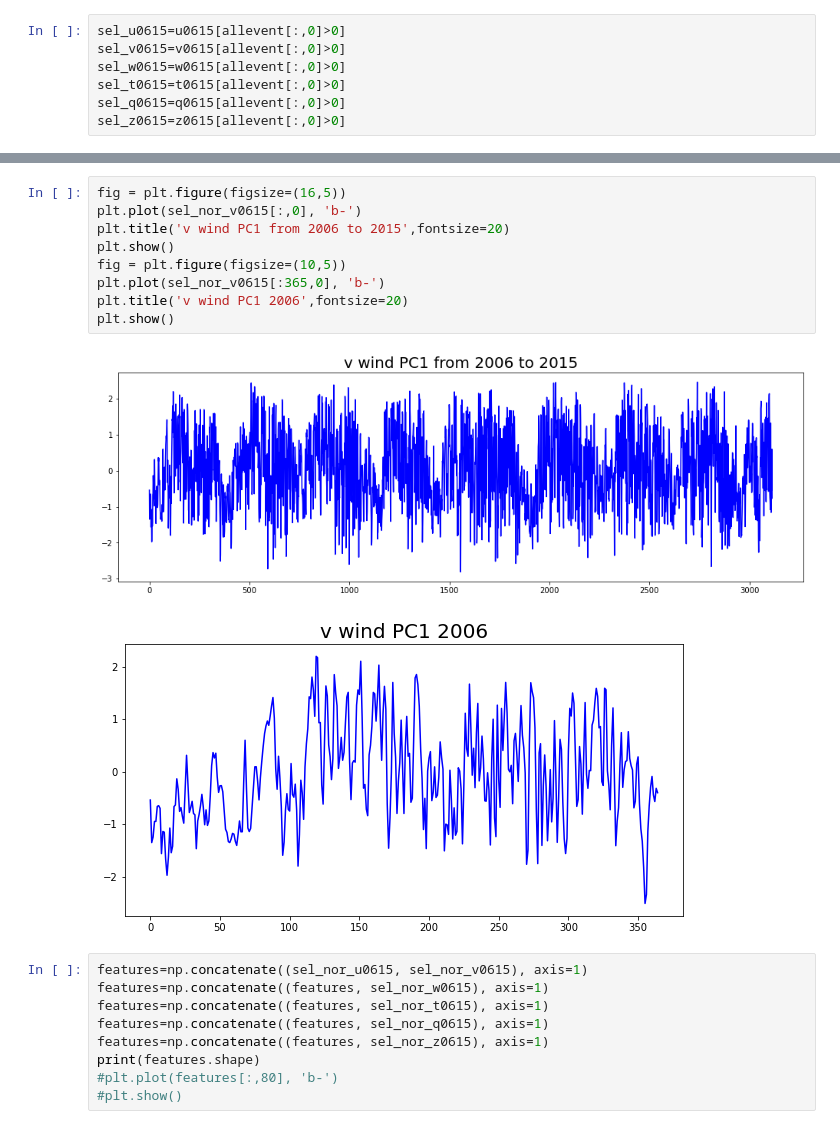
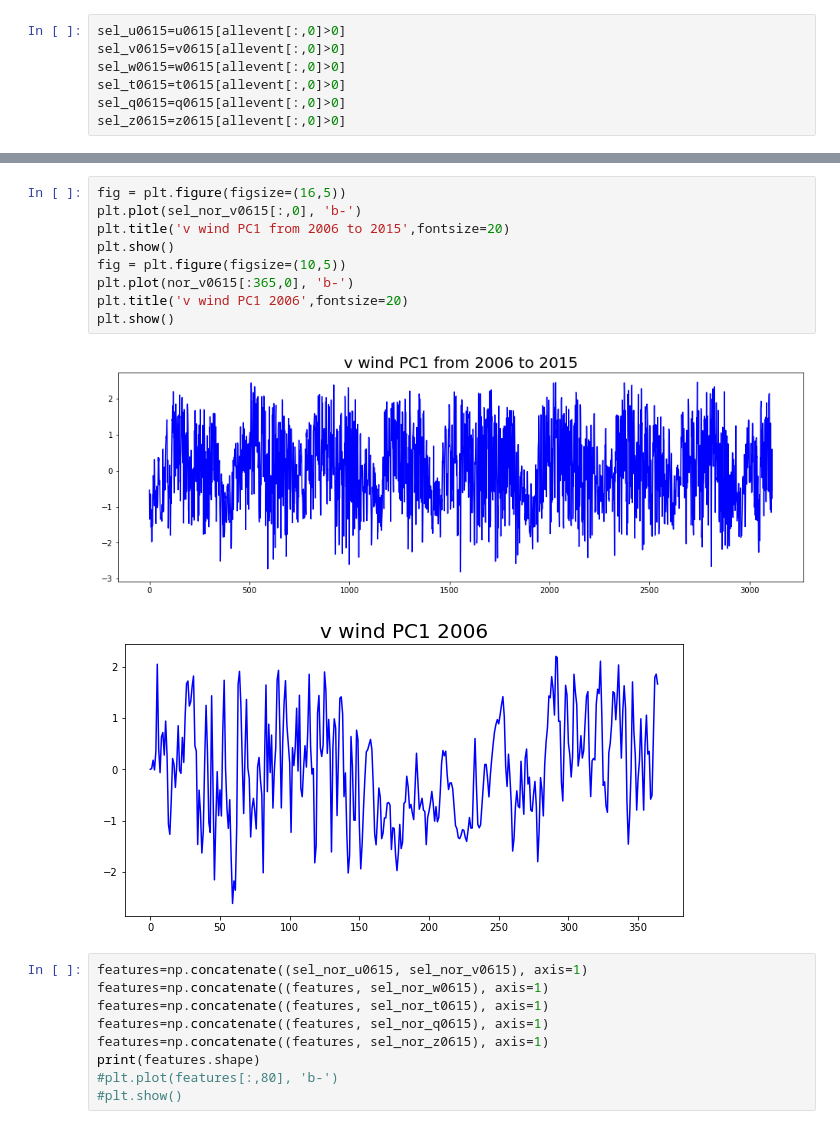
Before and after one commit to jerryjerry9/cloudsat_ml_predict_event, a Jupyter notebook: glm_pre_result_nor.ipynb, the cells around one changed output, grey strips where cells are left out. Saved outputs shown, nothing was run; the diff lists cells and outputs as text.

```diff
--- a/glm_pre_result_nor.ipynb
+++ b/glm_pre_result_nor.ipynb
@@ -231,15 +231,15 @@ plt.show()
 # %%
 fig = plt.figure(figsize=(16,5))
 plt.plot(sel_nor_v0615[:,0], 'b-')
 plt.title('v wind PC1 from 2006 to 2015',fontsize=20)
 plt.show()
 fig = plt.figure(figsize=(10,5))
-plt.plot(sel_nor_v0615[:365,0], 'b-')
+plt.plot(nor_v0615[:365,0], 'b-')
 plt.title('v wind PC1 2006',fontsize=20)
 plt.show()
 # %% [output]
 [figure]
-[figure, old version]
+[figure, new version]
 # %%
 features=np.concatenate((sel_nor_u0615, sel_nor_v0615), axis=1)
 features=np.concatenate((features, sel_nor_w0615), axis=1)
```
Also changed, not shown: parts of 1 cell of this notebook.
